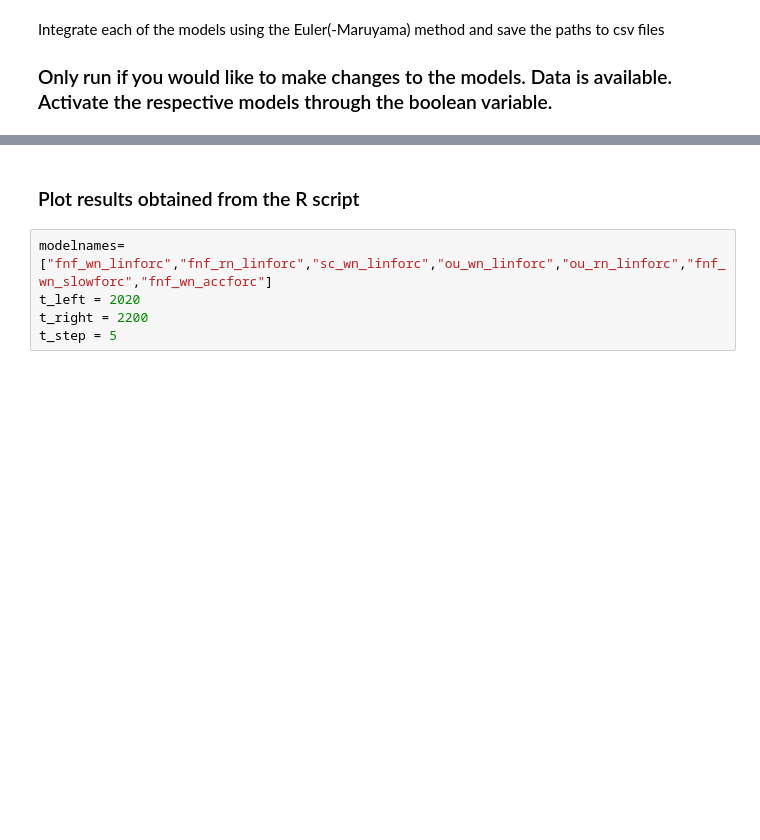
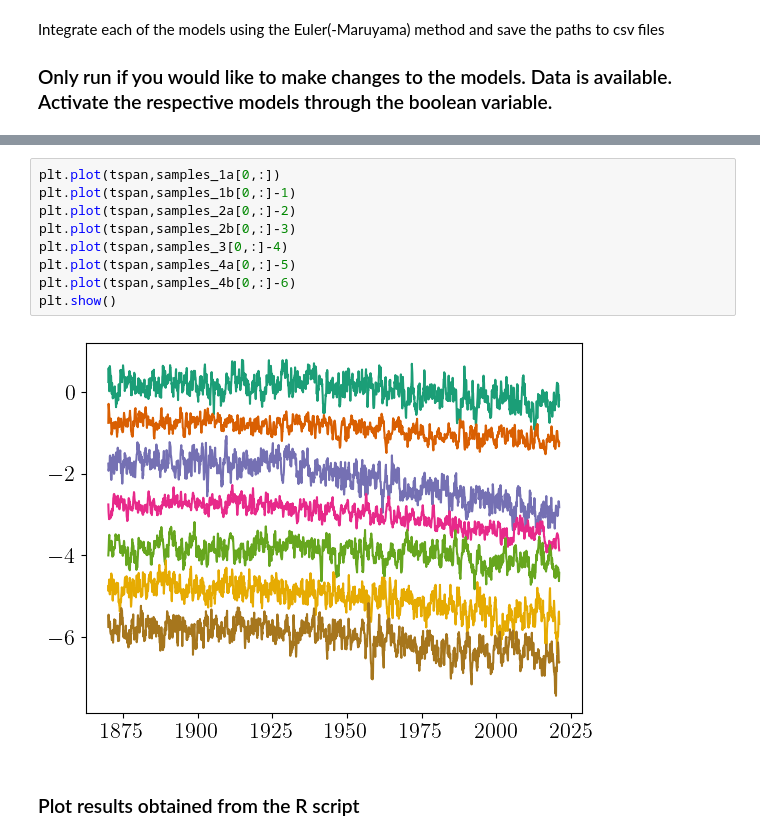
Before and after one commit to TUM-PIK-ESM/tipping_time, a Jupyter notebook: TT_AlternativeModels/Plots.ipynb, the cells around one changed output, grey strips where cells are left out. Drawn from its saved outputs; the diff is of its cells as text; blank space fills up the shorter version.

```diff
--- a/TT_AlternativeModels/Plots.ipynb
+++ b/TT_AlternativeModels/Plots.ipynb
@@ -268,8 +293,14 @@ if run_fnf_wn_accforc:
+# %%
+plt.plot(tspan,samples_1a[0,:])
+plt.plot(tspan,samples_1b[0,:]-1)
+plt.plot(tspan,samples_2a[0,:]-2)
+plt.plot(tspan,samples_2b[0,:]-3)
+plt.plot(tspan,samples_3[0,:]-4)
+plt.plot(tspan,samples_4a[0,:]-5)
+plt.plot(tspan,samples_4b[0,:]-6)
+plt.show()
+# %% [output]
+[figure, added]
 # %% [markdown]
 ### Plot results obtained from the R script
-# %%
-modelnames= ["fnf_wn_linforc","fnf_rn_linforc","sc_wn_linforc","ou_wn_linforc","ou_rn_linforc","fnf_wn_slowforc","fnf_wn_accforc"]
-t_left = 2020
-t_right = 2200
-t_step = 5
 # %%
```
Also changed, not shown: parts of 5 cells of this notebook, 30 other files.
